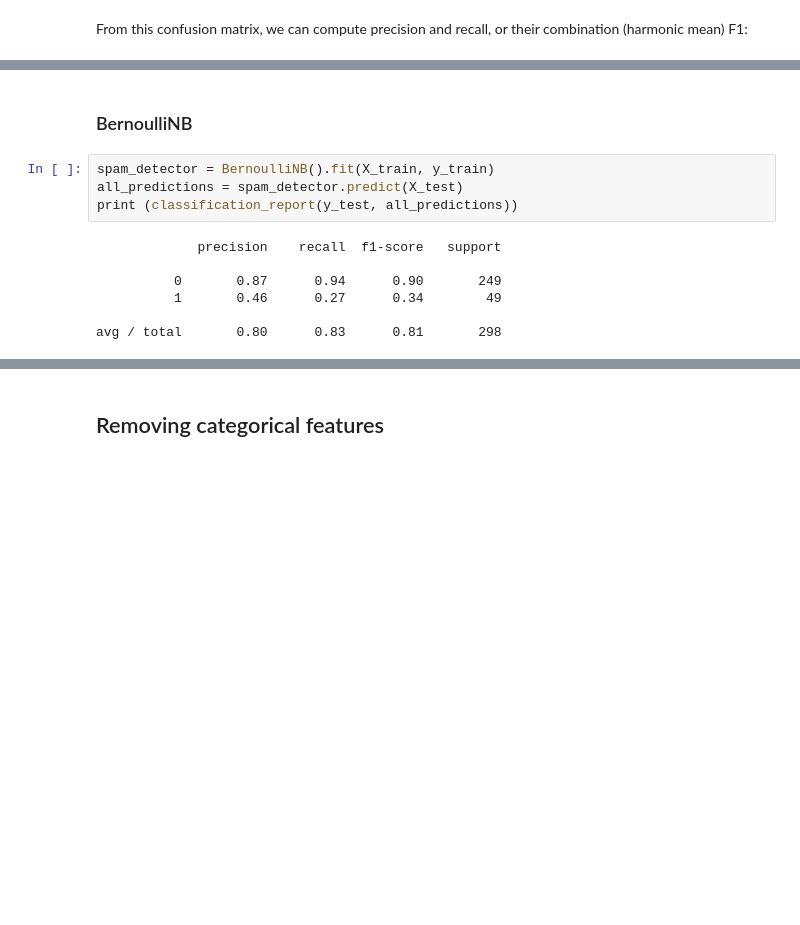
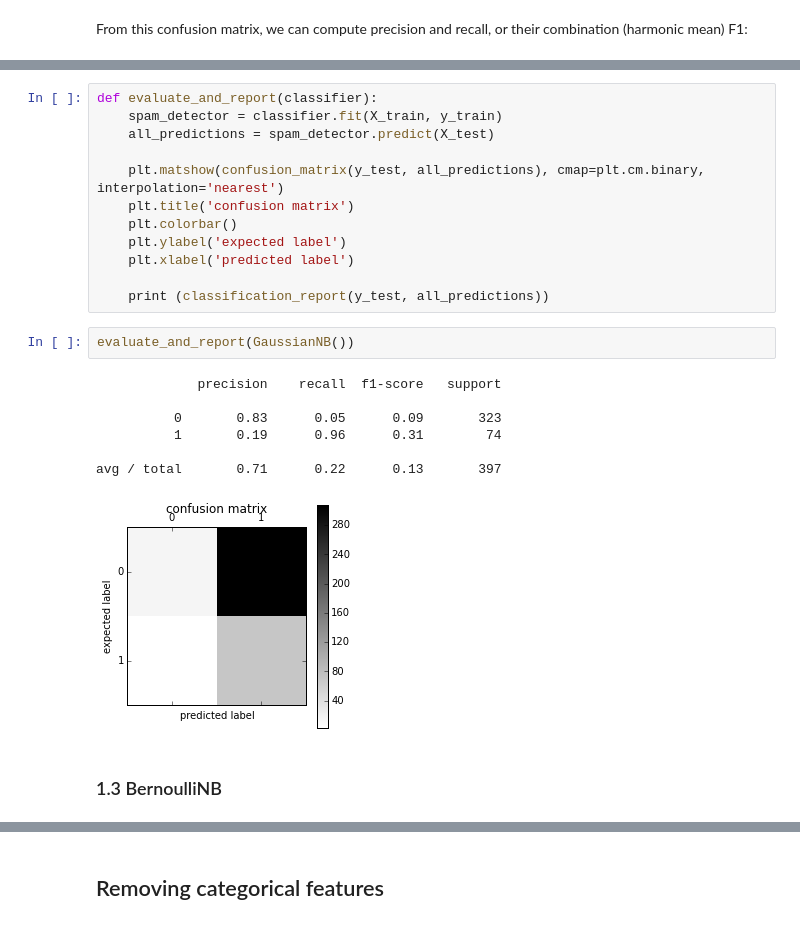
Before and after one commit to pablocelayes/spamfilter, a Jupyter notebook: spam_filter.ipynb, the cells around one changed output, grey strips where cells are left out. Saved outputs shown, nothing was run; the diff lists cells and outputs as text; blank space fills up the shorter version.

```diff
--- a/spam_filter.ipynb
+++ b/spam_filter.ipynb
@@ -92,13 +80,24 @@ avg / total       0.72      0.19      0.11       298
+# %%
+def evaluate_and_report(classifier):
+    spam_detector = classifier.fit(X_train, y_train)
+    all_predictions = spam_detector.predict(X_test)
+
+    plt.matshow(confusion_matrix(y_test, all_predictions), cmap=plt.cm.binary, interpolation='nearest')
+    plt.title('confusion matrix')
+    plt.colorbar()
+    plt.ylabel('expected label')
+    plt.xlabel('predicted label')
+
+    print (classification_report(y_test, all_predictions))
+# %%
+evaluate_and_report(GaussianNB())
+# %% [output]
+             precision    recall  f1-score   support
+
+          0       0.83      0.05      0.09       323
+          1       0.19      0.96      0.31        74
+
+avg / total       0.71      0.22      0.13       397
+[figure, added]
 # %% [markdown]
-### BernoulliNB
+### 1.3 BernoulliNB
-# %%
-spam_detector = BernoulliNB().fit(X_train, y_train)
-all_predictions = spam_detector.predict(X_test)
-print (classification_report(y_test, all_predictions))
-# %% [output]
-             precision    recall  f1-score   support
-
-          0       0.87      0.94      0.90       249
-          1       0.46      0.27      0.34        49
-
-avg / total       0.80      0.83      0.81       298
```
Also changed, not shown: parts of 51 cells of this notebook, 5 other files.
